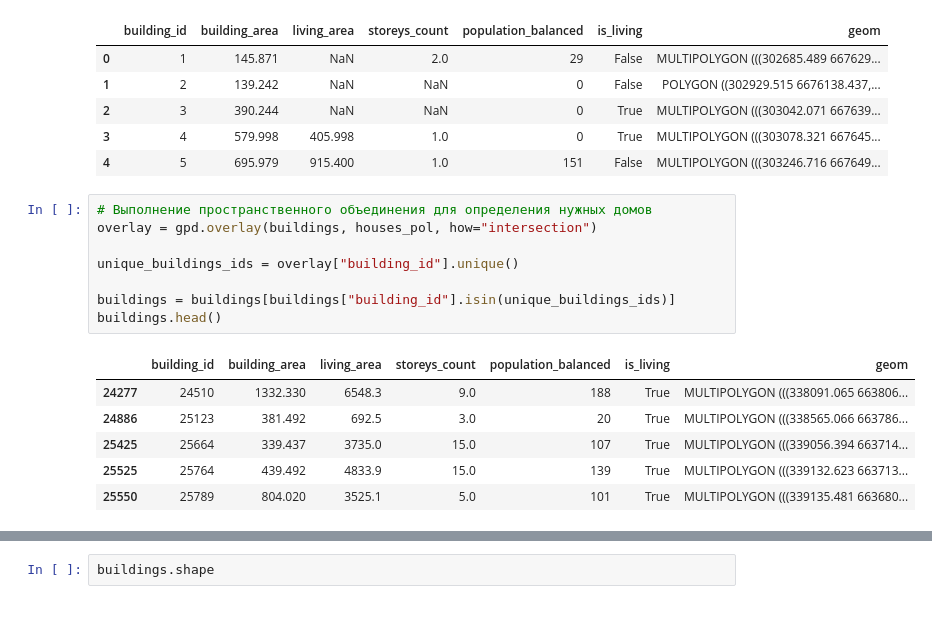
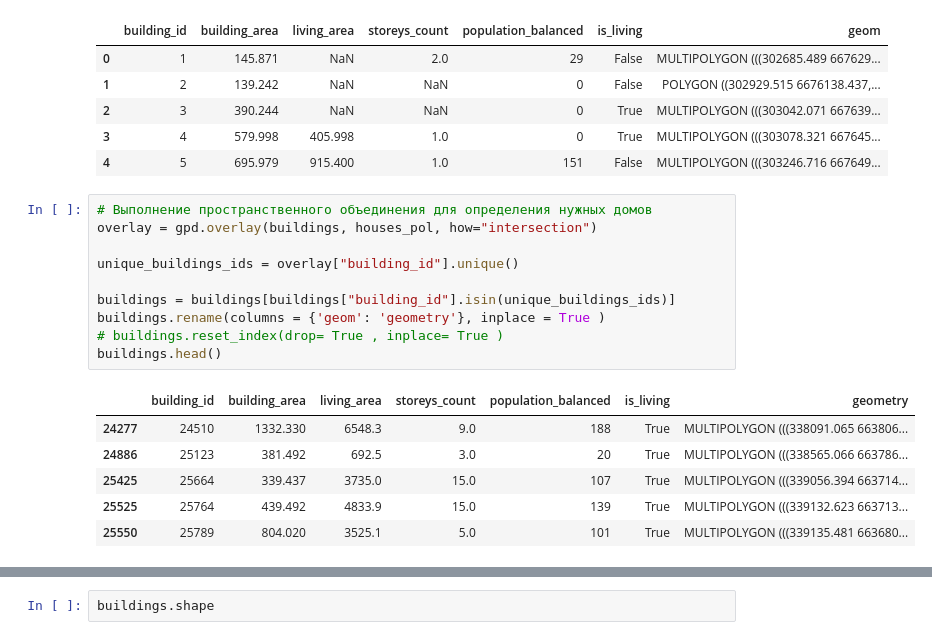
Before and after one commit to ValeriyaTikhevich/urban_project, a Jupyter notebook: examples/my_code/1_blocks_with_houses.ipynb, the cells around one changed output, grey strips where cells are left out. Cells and saved outputs as stored; diff of their text form.

```diff
--- a/examples/my_code/1_blocks_with_houses.ipynb
+++ b/examples/my_code/1_blocks_with_houses.ipynb
@@ -137,13 +137,15 @@ buildings.head()
 # %%
 # Выполнение пространственного объединения для определения нужных домов
 overlay = gpd.overlay(buildings, houses_pol, how="intersection")
 
 unique_buildings_ids = overlay["building_id"].unique()
 
 buildings = buildings[buildings["building_id"].isin(unique_buildings_ids)]
+buildings.rename(columns = {'geom': 'geometry'}, inplace = True )
+# buildings.reset_index(drop= True , inplace= True )
 buildings.head()
 # %% [output]
-|  | building_id | building_area | living_area | storeys_count | population_balanced | is_living | geom |
+|  | building_id | building_area | living_area | storeys_count | population_balanced | is_living | geometry |
 | 24277 | 24510 | 1332.330 | 6548.3 | 9.0 | 188 | True | MULTIPOLYGON (((338091.065 663806... |
 | 24886 | 25123 | 381.492 | 692.5 | 3.0 | 20 | True | MULTIPOLYGON (((338565.066 663786... |
 | 25425 | 25664 | 339.437 | 3735.0 | 15.0 | 107 | True | MULTIPOLYGON (((339056.394 663714... |
```
Also changed, not shown: parts of 3 cells of this notebook.
